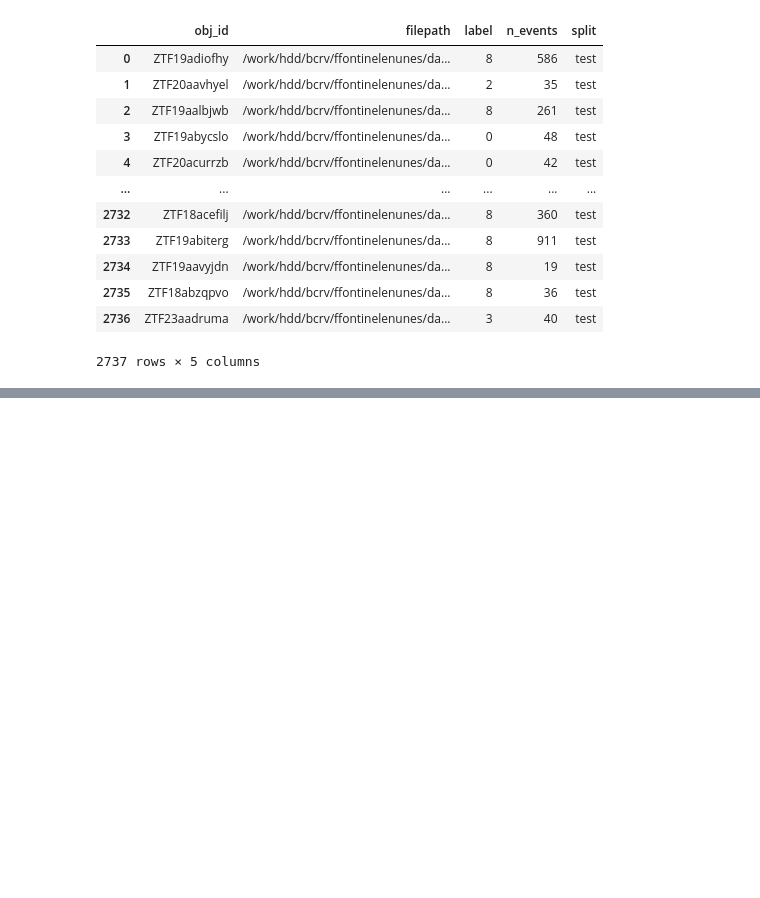
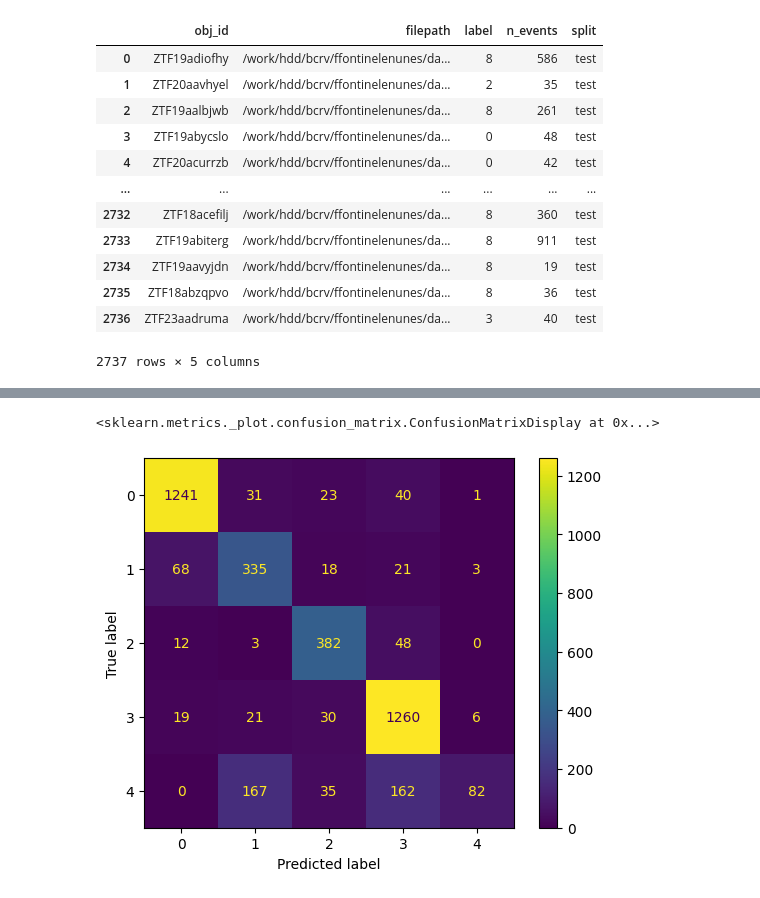
Before and after one commit to skyportal/applecider, a Jupyter notebook: docs/pre_executed/testing/baselinecls_testing.ipynb, the cells around one changed output, grey strips where cells are left out. Cells and saved outputs as stored; diff of their text form; code cells hidden in the pictures; blank space fills up the shorter version.

Commit message:
Working with BaselineCLS - seems to train and predict well on a windows WSL machine.

```diff
--- a/docs/pre_executed/testing/baselinecls_testing.ipynb
+++ b/docs/pre_executed/testing/baselinecls_testing.ipynb
@@ -169,0 +221,45 @@ h.train()
+# %%
+# Get the predicted classes for each of the inference results
+#! Note that we need to apply softmax to the output tensors to get probabilities
+import torch
+import torch.nn.functional as F
+import numpy as np
+res_list = []
+
+for i in range(32):
+    a = np.load(f"/home/drew/code/applecider/docs/pre_executed/testing/results/20251124-150917-infer-LuHy/batch_{i}.npy")
+
+    for i in a:
+        max_ind = np.argmax(F.softmax(torch.as_tensor(i['tensor']), dim=0).numpy())
+        res_list.append((str(i['id']), int(max_ind)))
+# %%
+# Get the known classes for each of the inference results
+
+
+import pandas as pd
+manifest_df = pd.read_csv("../../../data/photo_events/manifest_test.csv")
+
+taxonomy_mapper = {0: 0,  # SN Ia -> SNI
+                                1: 0,  # SN Ib -> SNI
+                                2: 0,  # SN Ic -> SNI
+                                3: 1,  # SN II -> SNII
+                                4: 1,  # SN IIP -> SNII
+                                5: 1,  # SN IIn -> SNII
+                                6: 1,  # SN IIb -> SNII
+                                7: 2,  # Cataclysmic -> CV
+                                8: 3,  # AGN -> AGN
+                                9: 4,  # Tidal Disruption Event -> TDE
+                                }
+
+pred_class = []
+real_class = []
+for id, pred in res_list:
+    pred_class.append(pred)
+    row = manifest_df[manifest_df["obj_id"] == id]
+    real_class.append(taxonomy_mapper[row.iloc[0].label])
+# %%
+from sklearn.metrics import confusion_matrix, ConfusionMatrixDisplay
+ConfusionMatrixDisplay(confusion_matrix(real_class, pred_class)).plot()
+# %% [output]
+<sklearn.metrics._plot.confusion_matrix.ConfusionMatrixDisplay at 0x...>
+[figure, added]
```
Also changed, not shown: parts of 4 cells of this notebook, 2 other files.
